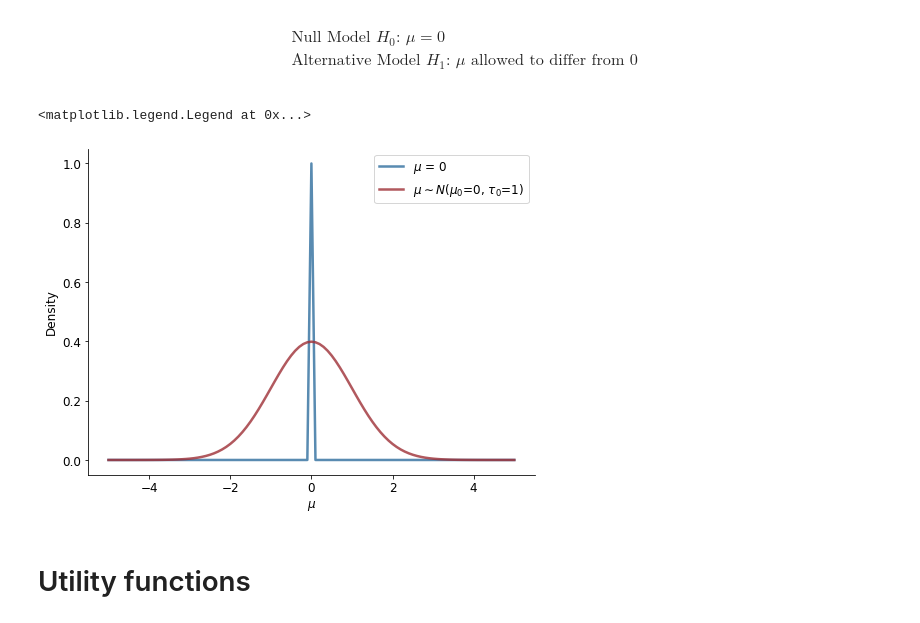
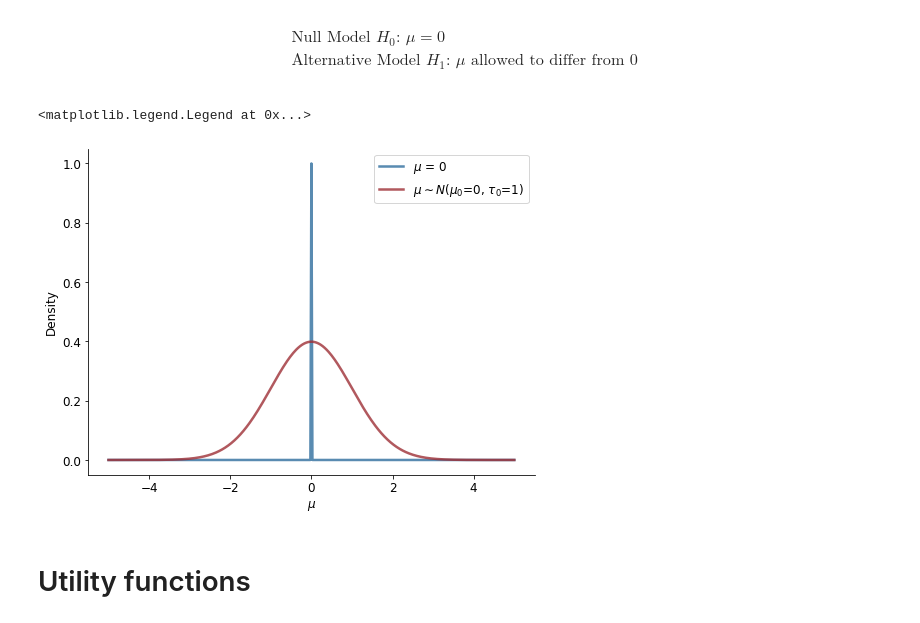
Before and after one commit to elseml/DeepHierarchicalModelComparison, a Jupyter notebook: Deep_Hierarchical_Model_Comparison.ipynb, the cells around one changed output. Cells and saved outputs as stored; diff of their text form; code cells hidden in the pictures.

```diff
--- a/Deep_Hierarchical_Model_Comparison.ipynb
+++ b/Deep_Hierarchical_Model_Comparison.ipynb
@@ -39,28 +39,28 @@ $$
 # %%
 # plot model assumptions about mu
 
 # plot setup
 plt.rcParams['font.size'] = 12
 colors = ['#2f6e9e', '#9e2f36']
 f, ax = plt.subplots(1, 1, figsize=(8, 6))
 distri = stats.norm(0, np.sqrt(1))
-x = np.linspace(-5, 5, 101)
+x = np.linspace(-5, 5, 401)
 
 # generate model pdfs
-x_pdf_m0 = [0] * 50 + [1] + [0] * 50
+x_pdf_m0 = [0] * 200 + [1] + [0] * 200
 x_pdf_m1 = distri.pdf(x)
 
 # plot pdfs
 ax.plot(x, x_pdf_m0, label=r'$\mu$ = {}'.format(0), color=colors[0], lw=2.5, alpha=0.8)
 ax.plot(x, x_pdf_m1, label=r'$\mu \sim N(\mu_0$={}, $\tau_0$={})'.format(0, 1), color=colors[1], lw=2.5, alpha=0.8)
 ax.set_ylabel('Density')
 ax.spines['right'].set_visible(False)
 ax.spines['top'].set_visible(False)
 ax.set_xlabel('$\\mu$')
 ax.legend(fontsize=12)
 # %% [output]
 <matplotlib.legend.Legend at 0x...>
-[figure, old version]
+[figure, new version]
 # %% [markdown]
 # Utility functions
 # %%
```
Also changed, not shown: parts of 31 cells of this notebook.
